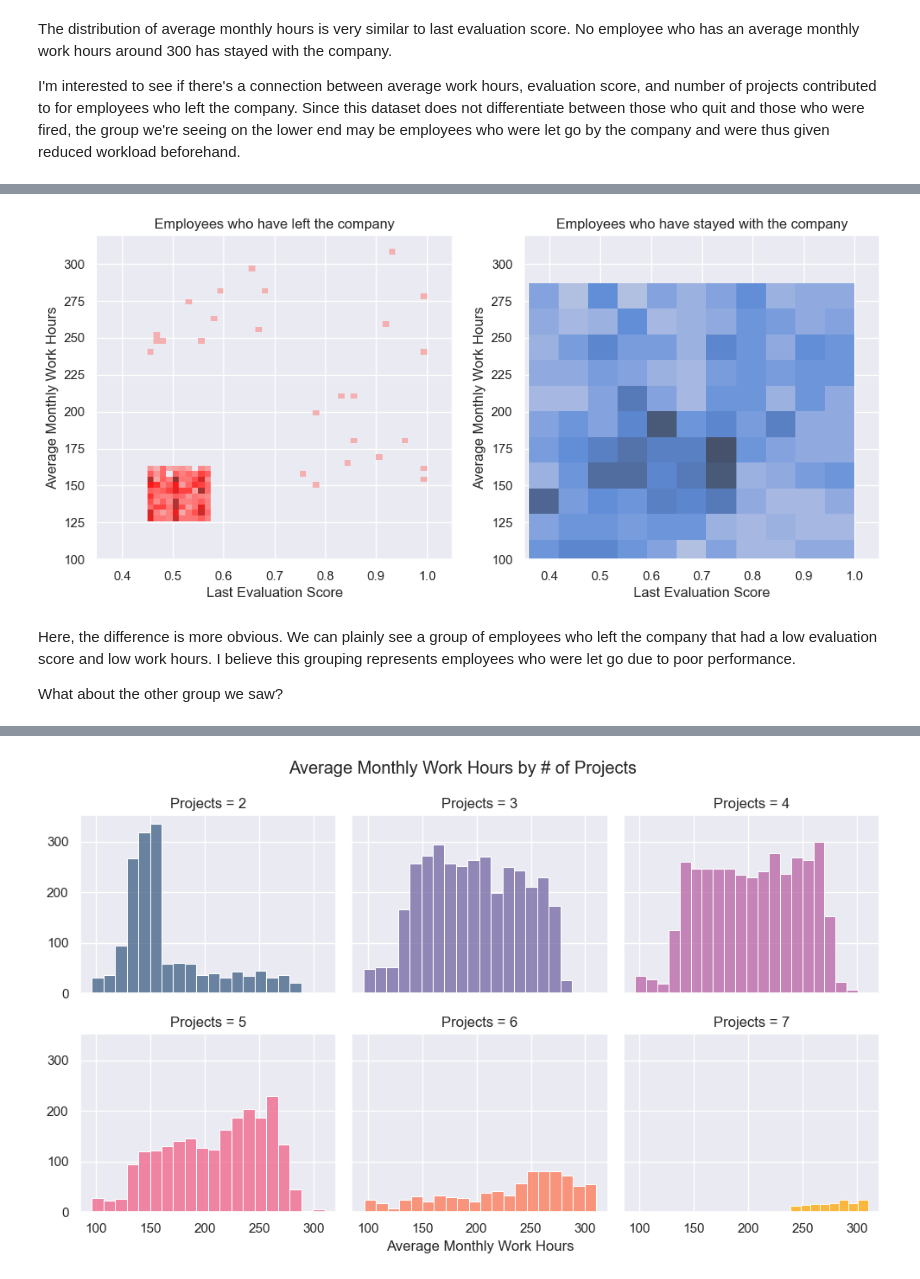
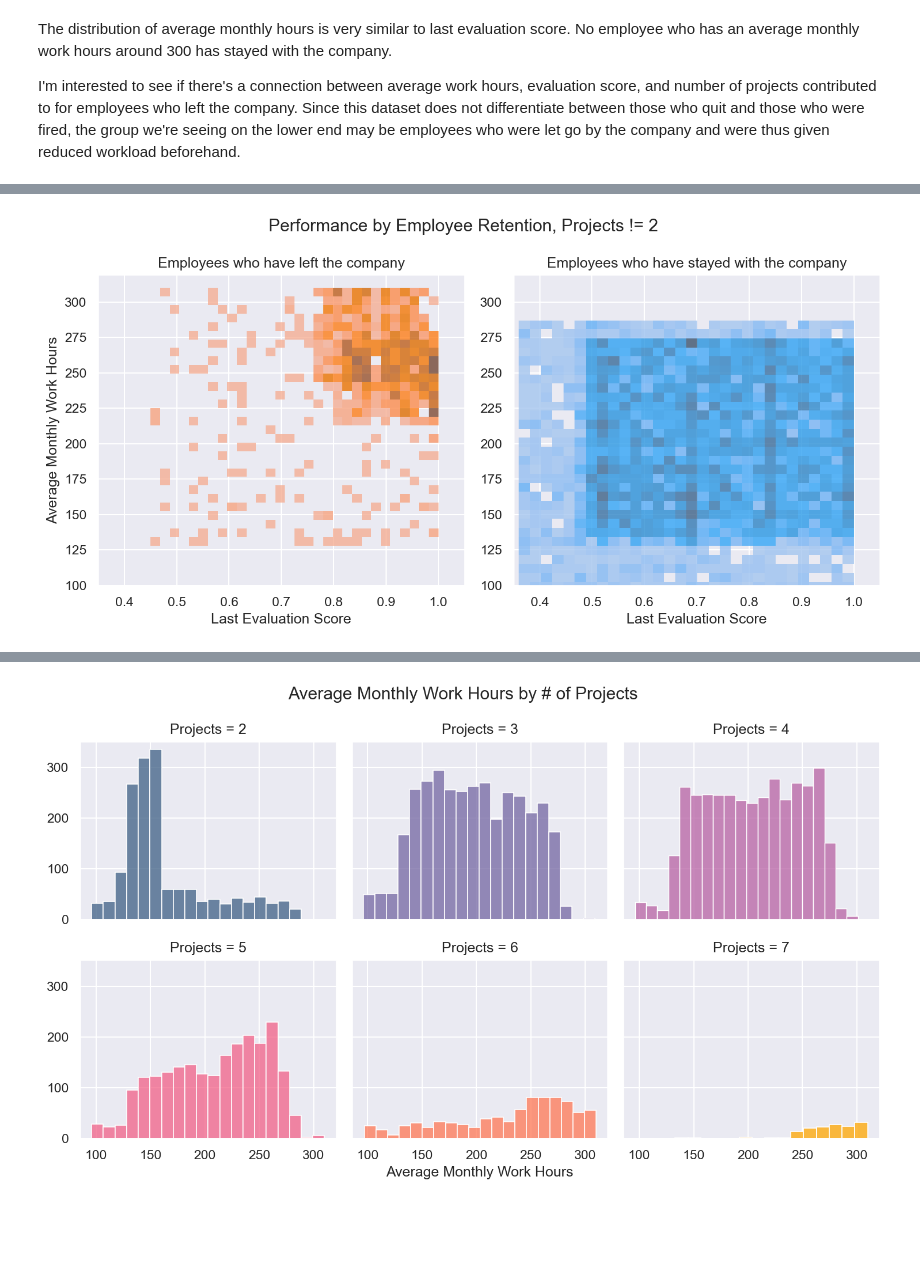
Before and after one commit to tknorris23/google-data-analytics-capstone, a Jupyter notebook: Salifort_Motors_Capstone_Project.ipynb, the cells around one changed output, grey strips where cells are left out. Drawn from its saved outputs; the diff is of its cells as text; code cells hidden in the pictures; blank space fills up the shorter version.

```diff
--- a/Salifort_Motors_Capstone_Project.ipynb
+++ b/Salifort_Motors_Capstone_Project.ipynb
@@ -167,3 +169,14 @@ data.shape
 # %% [markdown]
 ### Outliers
 Next, let's look into potential outliers in our dataset. To get an idea of outliers, we can create box plots for each continuous variable.
+# %%
+# Set seaborn's style to 'darkgrid', a more pleasing display
+sns.set_style("darkgrid")
+
+# Create a figure
+plt.figure(figsize = (5, 1), dpi = 150)
+# Draw a boxplot of our data and set its color
+sns.boxplot(x = data['satisfaction_level'], color = '#335eb0')
+# Set the plot label
+plt.xlabel('Satisfaction Level')
+plt.show()
@@ -537,33 +674,38 @@ What if we limit our plots to only employees who contribute to two projects?
 # %%
-fig, axes = plt.subplots(1, 2, figsize = (12, 5))
+fig, axes = plt.subplots(1, 2, figsize = (10, 5), dpi = 150)
 sns.histplot(
-    x = data[(data['left'] == 1) & (data['number_project'] == 2)]['last_evaluation'],
-    y = data[(data['left'] == 1) & (data['number_project'] == 2)]['average_monthly_hours'],
-    color = 'red',
-    ax = axes[0]
+    x = data[(data['left'] == 1) & (data['number_project'] != 2)]['last_evaluation'],
+    y = data[(data['left'] == 1) & (data['number_project'] != 2)]['average_monthly_hours'],
+    color = sns.color_palette('tab10')[1],
+    bins = 30,
+    ax = axes[0],
+    alpha = 0.8
 )
 axes[0].set_xlabel('Last Evaluation Score')
 axes[0].set_ylabel('Average Monthly Work Hours')
 axes[0].set_title('Employees who have left the company')
 sns.histplot(
-    x = data[(data['left'] == 0) & (data['number_project'] == 2)]['last_evaluation'],
-    y = data[(data['left'] == 0) & (data['number_project'] == 2)]['average_monthly_hours'],
-    ax = axes[1]
+    x = data[(data['left'] == 0) & (data['number_project'] != 2)]['last_evaluation'],
+    y = data[(data['left'] == 0) & (data['number_project'] != 2)]['average_monthly_hours'],
+    color = sns.color_palette('tab10')[0],
+    bins = 30,
+    ax = axes[1],
+    alpha = 0.8
 )
 axes[1].set_xlabel('Last Evaluation Score')
-axes[1].set_ylabel('Average Monthly Work Hours')
+axes[1].set_ylabel('')
 axes[1].set_title('Employees who have stayed with the company')
 
 y_max = max(axes[0].get_ylim()[1], axes[1].get_ylim()[1])
 axes[0].set_ylim(100, y_max)
 axes[1].set_ylim(100, y_max)
 
 axes[0].set_xlim(0.35, 1.05)
 axes[1].set_xlim(0.35, 1.05)
+
+fig.suptitle('Performance by Employee Retention, Projects != 2')
+
+plt.tight_layout()
 plt.show()
 # %% [output]
-[figure, old version]
+[figure, new version]
-# %% [markdown]
-Here, the difference is more obvious. We can plainly see a group of employees who left the company that had a low evaluation score and low work hours. I believe this grouping represents employees who were let go due to poor performance.
-
-What about the other group we saw?
```
Also changed, not shown: parts of 126 cells of this notebook.
